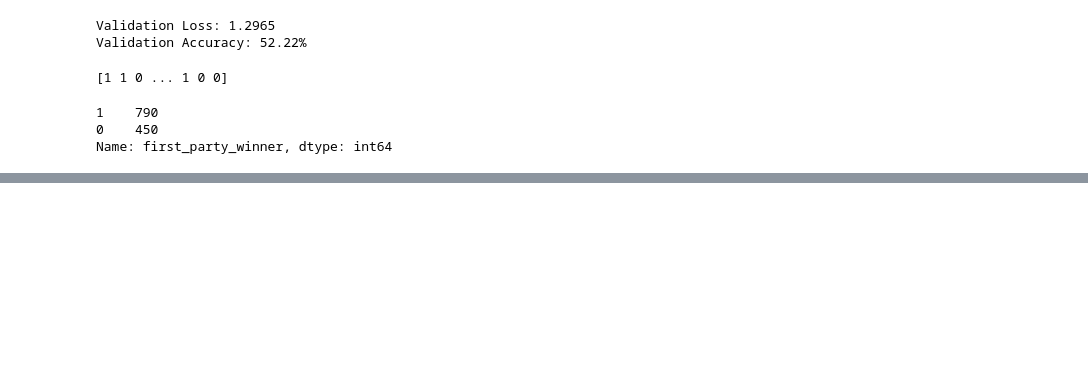
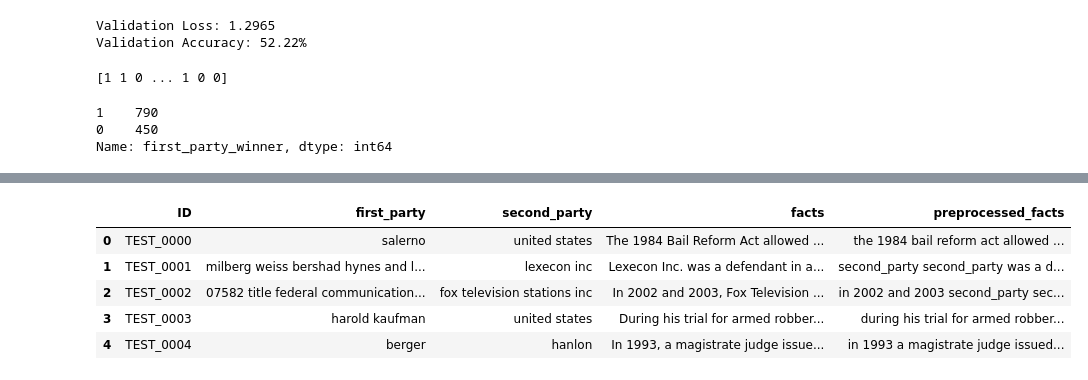
Before and after one commit to Pathway2008/law_predict, a Jupyter notebook: law_bert.ipynb, the cells around one changed output, grey strips where cells are left out. Cells and saved outputs as stored; diff of their text form; code cells hidden in the pictures; blank space fills up the shorter version.

```diff
--- a/law_bert.ipynb
+++ b/law_bert.ipynb
@@ -217,0 +291,8 @@ sub.to_csv('sub_bert.csv', index = False)
+# %%
+for i in range(len(test)):
+    second_party_words = test['second_party'][i].split()
+    preprocessed_facts = test.loc[i, 'preprocessed_facts']
+    for word in second_party_words:
+        if word in preprocessed_facts:
+            preprocessed_facts = preprocessed_facts.replace(word, 'second_party')
+    test.loc[i, 'preprocessed_facts'] = preprocessed_facts
@@ -217,0 +308,9 @@ sub.to_csv('sub_bert.csv', index = False)
+# %%
+test.head()
+# %% [output]
+|  | ID | first_party | second_party | facts | preprocessed_facts |
+| 0 | TEST_0000 | salerno | united states | The 1984 Bail Reform Act allowed ... | the 1984 bail reform act allowed ... |
+| 1 | TEST_0001 | milberg weiss bershad hynes and l... | lexecon inc | Lexecon Inc. was a defendant in a... | second_party second_party was a d... |
+| 2 | TEST_0002 | 07582 title federal communication... | fox television stations inc | In 2002 and 2003, Fox Television ... | in 2002 and 2003 second_party sec... |
+| 3 | TEST_0003 | harold kaufman | united states | During his trial for armed robber... | during his trial for armed robber... |
+| 4 | TEST_0004 | berger | hanlon | In 1993, a magistrate judge issue... | in 1993 a magistrate judge issued... |
```
Also changed, not shown: parts of 67 cells of this notebook.
